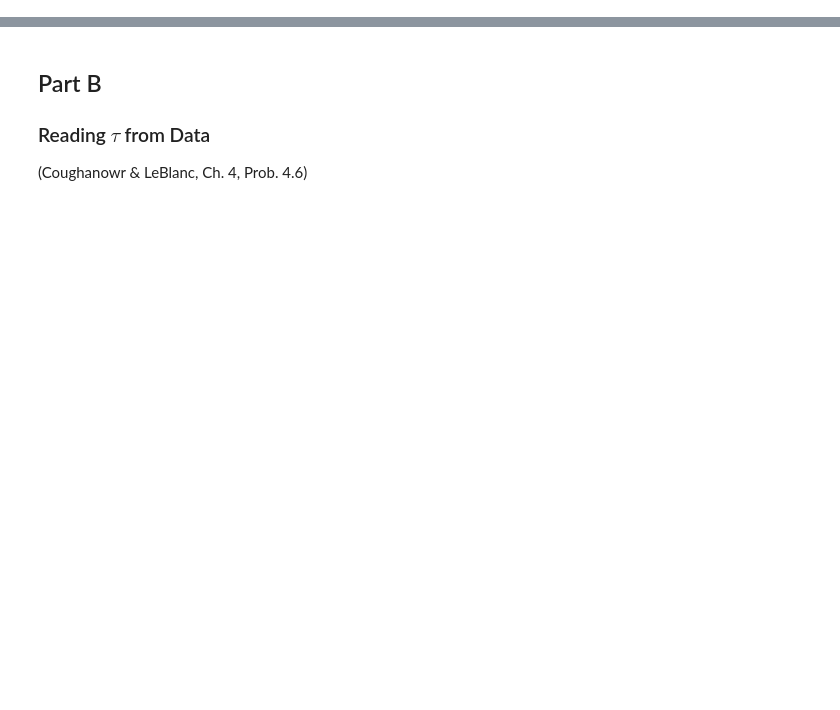
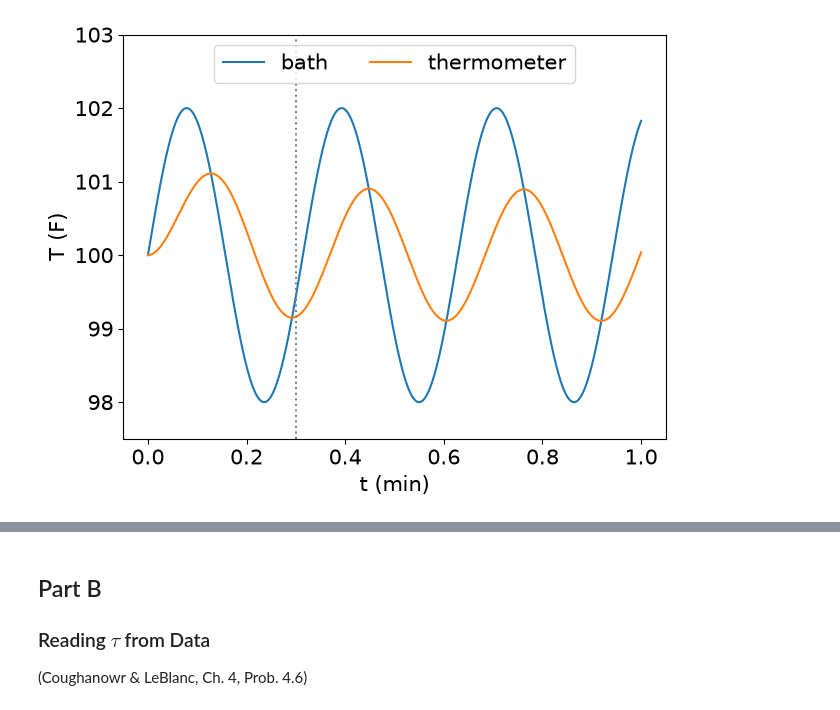
Before and after one commit to haiderejaz6/ProcessControl, a Jupyter notebook: lectures/03-first-order-systems/PSE-823_Lecture-03_First-Order-Systems.ipynb, the cells around one changed output, grey strips where cells are left out. Saved outputs shown, nothing was run; the diff lists cells and outputs as text; code cells hidden in the pictures; blank space fills up the shorter version.

```diff
--- a/lectures/03-first-order-systems/PSE-823_Lecture-03_First-Order-Systems.ipynb
+++ b/lectures/03-first-order-systems/PSE-823_Lecture-03_First-Order-Systems.ipynb
@@ -205,0 +117,8 @@ less lag. Rerun the Part A sinusoid cell with tau = 0.05 to confirm.
+# %%
+t, s = sp.symbols("t s", positive=True)
+h, A, m, C = sp.symbols("h A m C", positive=True)
+X, Y = sp.Function("X"), sp.Function("Y")   # deviation vars
+
+# hA (X - Y) = mC dY/dt
+balance = sp.Eq(h*A*(X(t) - Y(t)), m*C*Y(t).diff(t))
+balance
@@ -205,0 +365,7 @@ less lag. Rerun the Part A sinusoid cell with tau = 0.05 to confirm.
+# %%
+w = 20                                      # rad/min
+Y_sin = 2*w / ((s**2 + w**2) * (sp.Rational(1, 10)*s + 1))
+print(sp.apart(Y_sin, s))                   # three terms
+
+y_sin = sp.inverse_laplace_transform(Y_sin, s, t)
+y_sin                                       # decay + sine + cosine
@@ -205,0 +381,12 @@ less lag. Rerun the Part A sinusoid cell with tau = 0.05 to confirm.
+# %%
+f_sin = sp.lambdify(t, y_sin, "numpy")
+tt = np.linspace(0, 1.0, 2001)                # min
+fig, ax = plt.subplots(figsize=(7, 5.25))
+ax.plot(tt, 100 + 2*np.sin(20*tt), label="bath")
+ax.plot(tt, 100 + f_sin(tt), label="thermometer")
+ax.axvline(0.3, ls=":", c="gray")             # ~3 tau
+ax.set(xlabel="t (min)", ylabel="T (F)", ylim=(97.5, 103))
+ax.legend(loc="upper center", ncol=2)
+plt.show()
+# %% [output]
+[figure, added]
```
Also changed, not shown: parts of 219 cells of this notebook, 3 other files.
